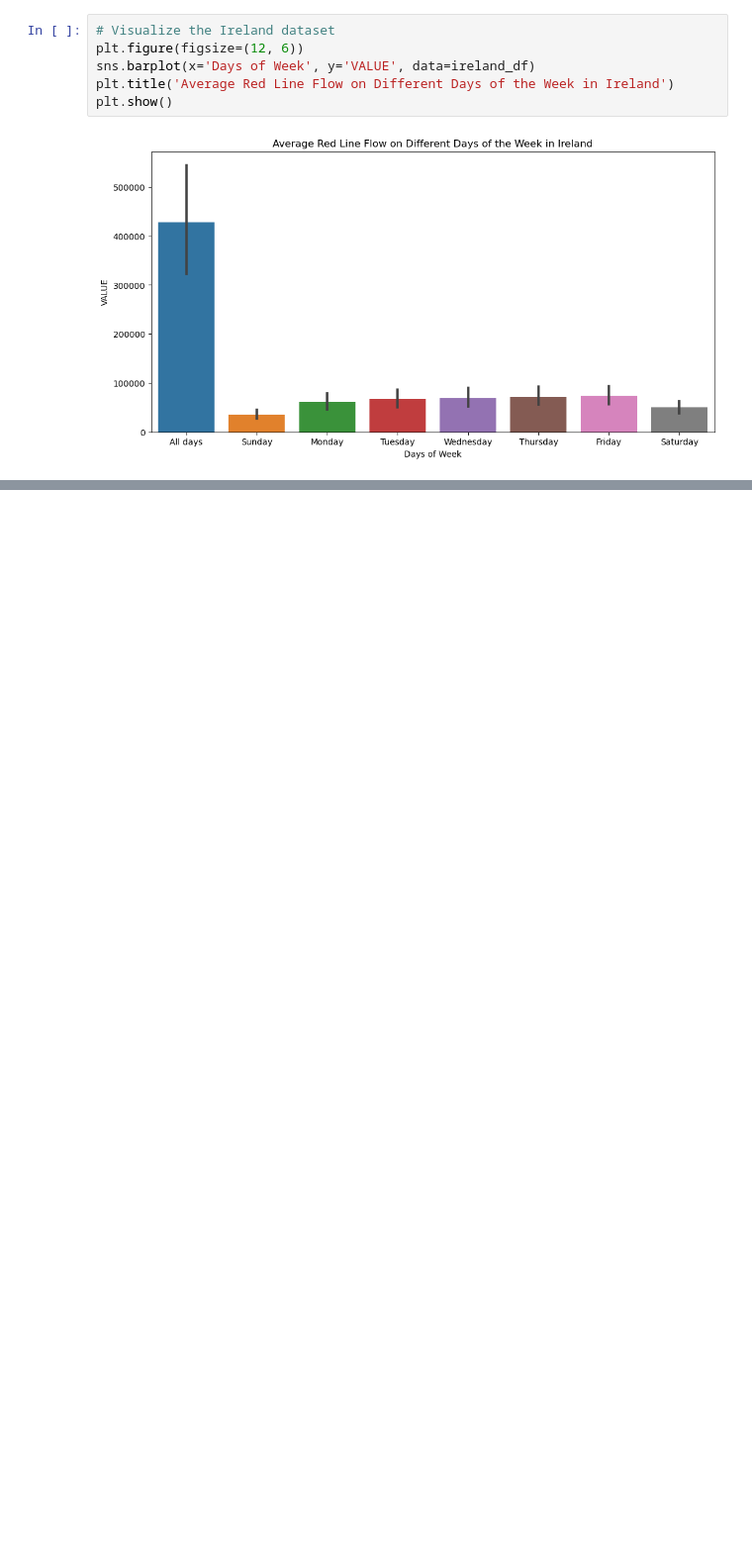
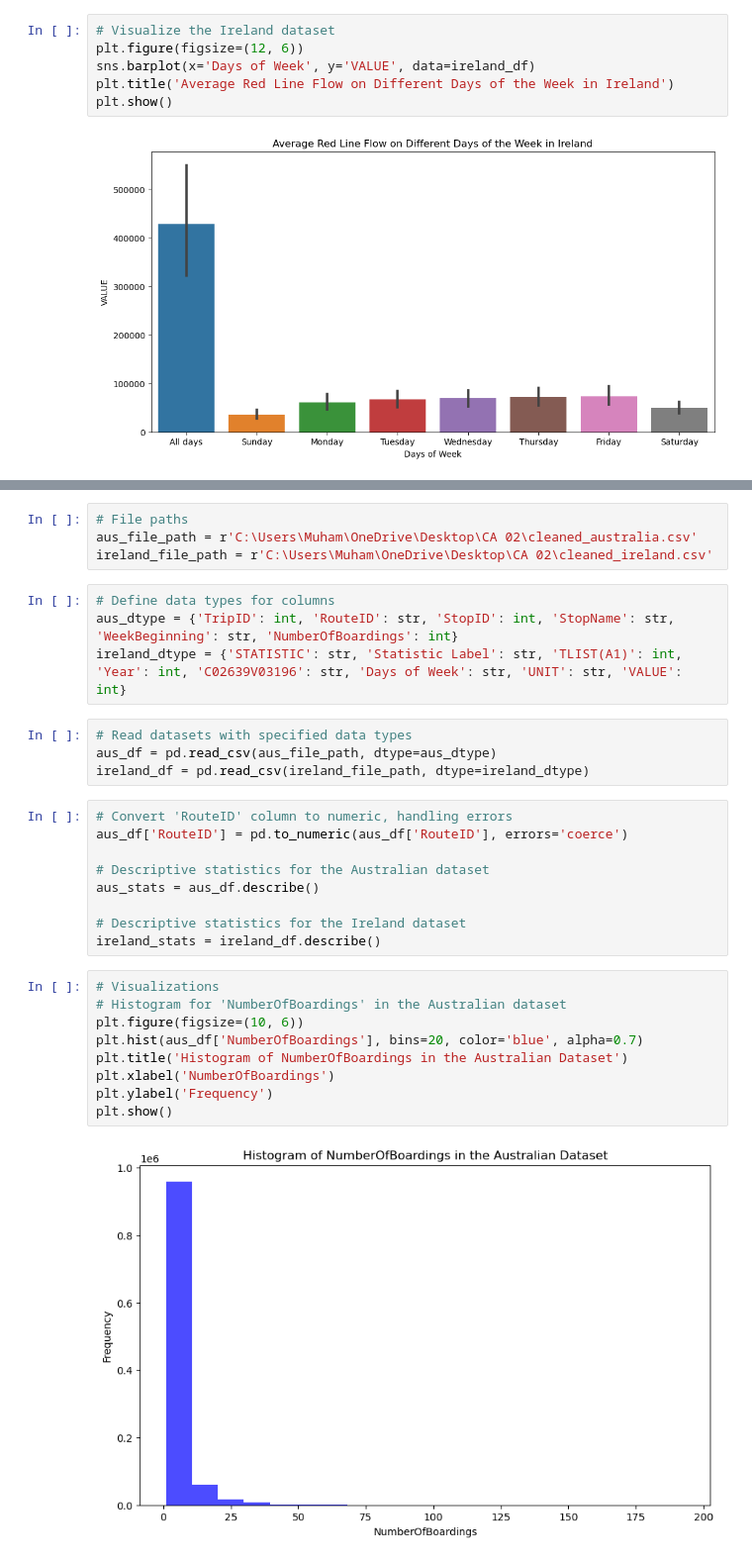
Before and after one commit to 2021402/CA-02-MSc-Data-Analytics, a Jupyter notebook: Project Code CA 2.ipynb, the cells around one changed output, grey strips where cells are left out. Shown at 99% size. Drawn from its saved outputs; the diff is of its cells as text; blank space fills up the shorter version.

```diff
--- a/Project Code CA 2.ipynb
+++ b/Project Code CA 2.ipynb
@@ -170,0 +176,32 @@ plt.show()
+# %%
+# File paths
+aus_file_path = r'C:\Users\Muham\OneDrive\Desktop\CA 02\cleaned_australia.csv'
+ireland_file_path = r'C:\Users\Muham\OneDrive\Desktop\CA 02\cleaned_ireland.csv'
+# %%
+# Define data types for columns
+aus_dtype = {'TripID': int, 'RouteID': str, 'StopID': int, 'StopName': str, 'WeekBeginning': str, 'NumberOfBoardings': int}
+ireland_dtype = {'STATISTIC': str, 'Statistic Label': str, 'TLIST(A1)': int, 'Year': int, 'C02639V03196': str, 'Days of Week': str, 'UNIT': str, 'VALUE': int}
+# %%
+# Read datasets with specified data types
+aus_df = pd.read_csv(aus_file_path, dtype=aus_dtype)
+ireland_df = pd.read_csv(ireland_file_path, dtype=ireland_dtype)
+# %%
+# Convert 'RouteID' column to numeric, handling errors
+aus_df['RouteID'] = pd.to_numeric(aus_df['RouteID'], errors='coerce')
+
+# Descriptive statistics for the Australian dataset
+aus_stats = aus_df.describe()
+
+# Descriptive statistics for the Ireland dataset
+ireland_stats = ireland_df.describe()
+# %%
+# Visualizations
+# Histogram for 'NumberOfBoardings' in the Australian dataset
+plt.figure(figsize=(10, 6))
+plt.hist(aus_df['NumberOfBoardings'], bins=20, color='blue', alpha=0.7)
+plt.title('Histogram of NumberOfBoardings in the Australian Dataset')
+plt.xlabel('NumberOfBoardings')
+plt.ylabel('Frequency')
+plt.show()
+# %% [output]
+[figure, added]
```
Also changed, not shown: parts of 6 cells of this notebook.
